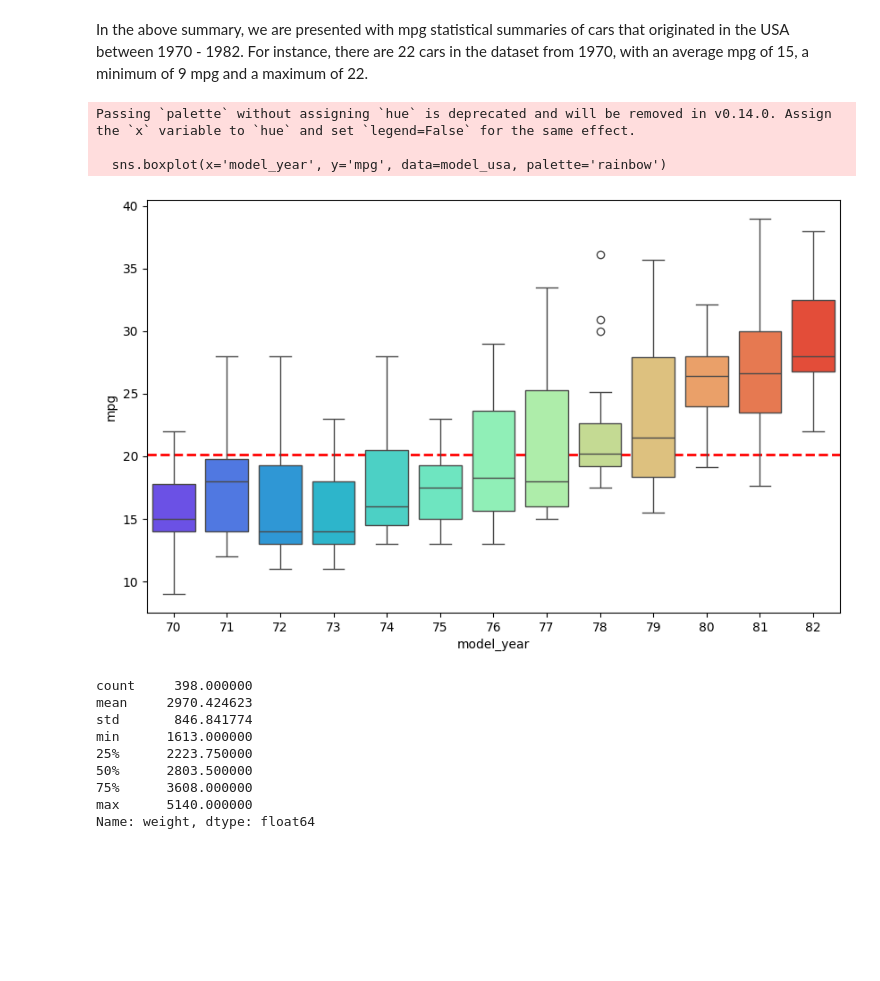
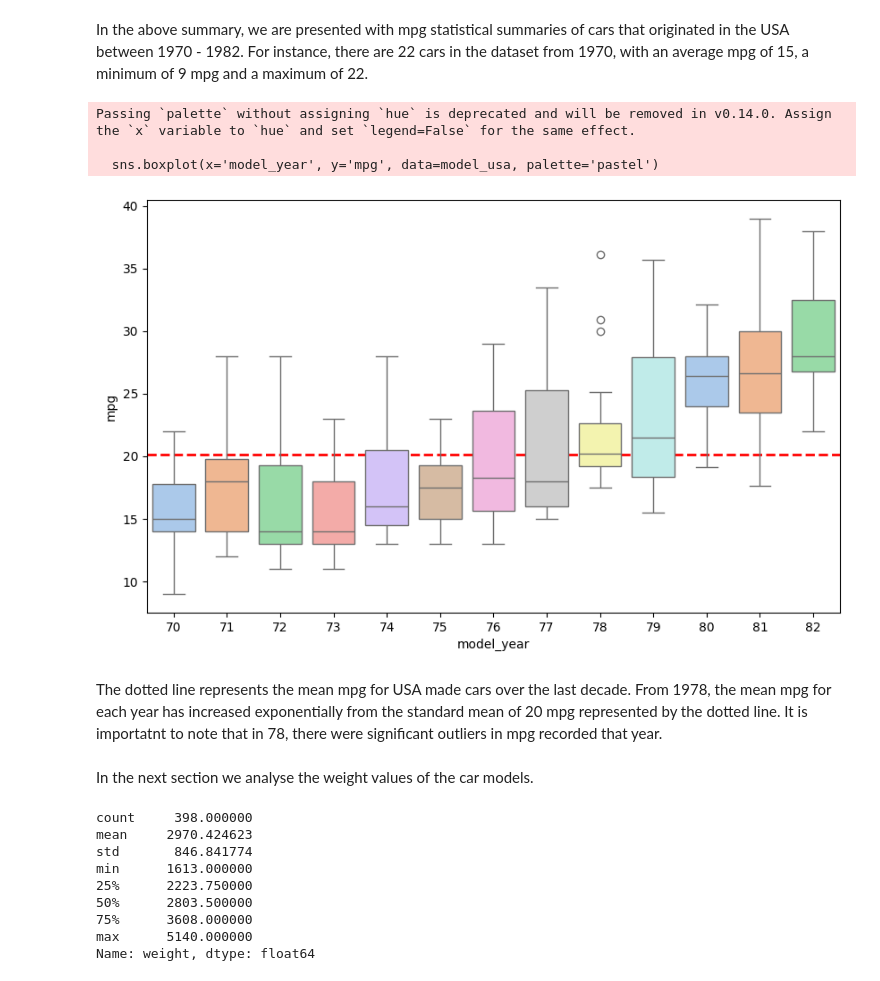
Before and after one commit to shingi2020/data_analyst, a Jupyter notebook: Unit_2_EDA.ipynb, the cells around one changed output. Saved outputs shown, nothing was run; the diff lists cells and outputs as text; code cells hidden in the pictures; blank space fills up the shorter version.

```diff
--- a/Unit_2_EDA.ipynb
+++ b/Unit_2_EDA.ipynb
@@ -204,11 +213,15 @@ In the above summary, we are presented with mpg statistical summaries of cars th
 # %%
 plt.figure(figsize=(10,6))
 plt.axhline(model_usa.mpg.mean(), color='r', linestyle='--', linewidth=2)
-sns.boxplot(x='model_year', y='mpg', data=model_usa, palette='rainbow')
+sns.boxplot(x='model_year', y='mpg', data=model_usa, palette='pastel')
 plt.show()
 # %% [output]
 Passing `palette` without assigning `hue` is deprecated and will be removed in v0.14.0. Assign the `x` variable to `hue` and set `legend=False` for the same effect.
 
-  sns.boxplot(x='model_year', y='mpg', data=model_usa, palette='rainbow')
+  sns.boxplot(x='model_year', y='mpg', data=model_usa, palette='pastel')
-[figure, old version]
+[figure, new version]
+# %% [markdown]
+The dotted line represents the mean mpg for USA made cars over the last decade. From 1978, the mean mpg for each year has increased exponentially from the standard mean of 20 mpg represented by the dotted line. It is importatnt to note that in 78, there were significant outliers in mpg recorded that year.
+# %% [markdown]
+In the next section we analyse the weight values of the car models.
 # %%
```
Also changed, not shown: parts of 13 cells of this notebook.
